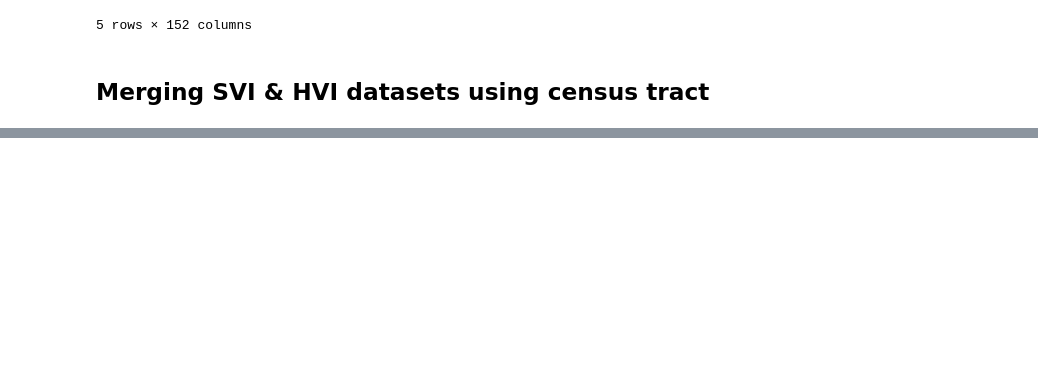
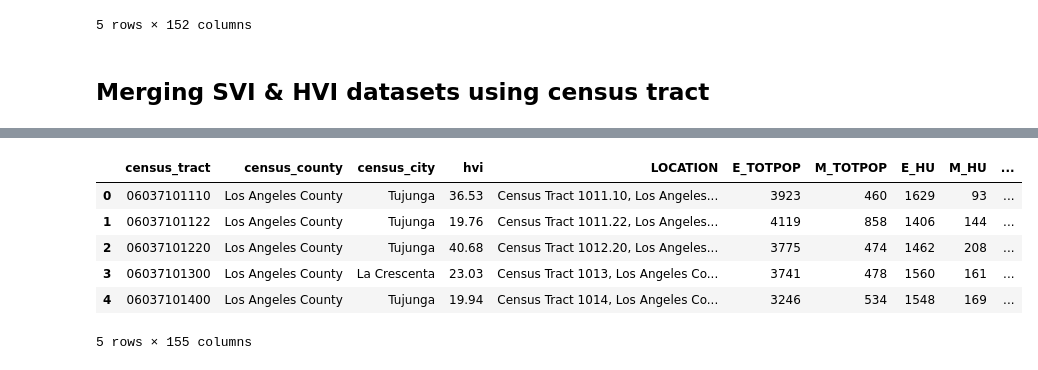
Before and after one commit to danielqhtruong/MATH497_Research_TDA, a Jupyter notebook: EDA/HVI_LACounty.ipynb, the cells around one changed output, grey strips where cells are left out. Drawn from its saved outputs; the diff is of its cells as text; code cells hidden in the pictures; blank space fills up the shorter version.

```diff
--- a/EDA/HVI_LACounty.ipynb
+++ b/EDA/HVI_LACounty.ipynb
@@ -87,0 +123,11 @@ hvi_svi.head()
+# %%
+hvi_svi.loc[hvi_svi['hvi'].eq(''), 'hvi'] = float('nan')
+hvi_svi.head()
+# %% [output]
+|  | census_tract | census_county | census_city | hvi | LOCATION | E_TOTPOP | M_TOTPOP | E_HU | M_HU | ... |
+| 0 | 06037101110 | Los Angeles County | Tujunga | 36.53 | Census Tract 1011.10, Los Angeles... | 3923 | 460 | 1629 | 93 | ... |
+| 1 | 06037101122 | Los Angeles County | Tujunga | 19.76 | Census Tract 1011.22, Los Angeles... | 4119 | 858 | 1406 | 144 | ... |
+| 2 | 06037101220 | Los Angeles County | Tujunga | 40.68 | Census Tract 1012.20, Los Angeles... | 3775 | 474 | 1462 | 208 | ... |
+| 3 | 06037101300 | Los Angeles County | La Crescenta | 23.03 | Census Tract 1013, Los Angeles Co... | 3741 | 478 | 1560 | 161 | ... |
+| 4 | 06037101400 | Los Angeles County | Tujunga | 19.94 | Census Tract 1014, Los Angeles Co... | 3246 | 534 | 1548 | 169 | ... |
+5 rows × 155 columns
```
Also changed, not shown: parts of 5 cells of this notebook, 8 other files.
